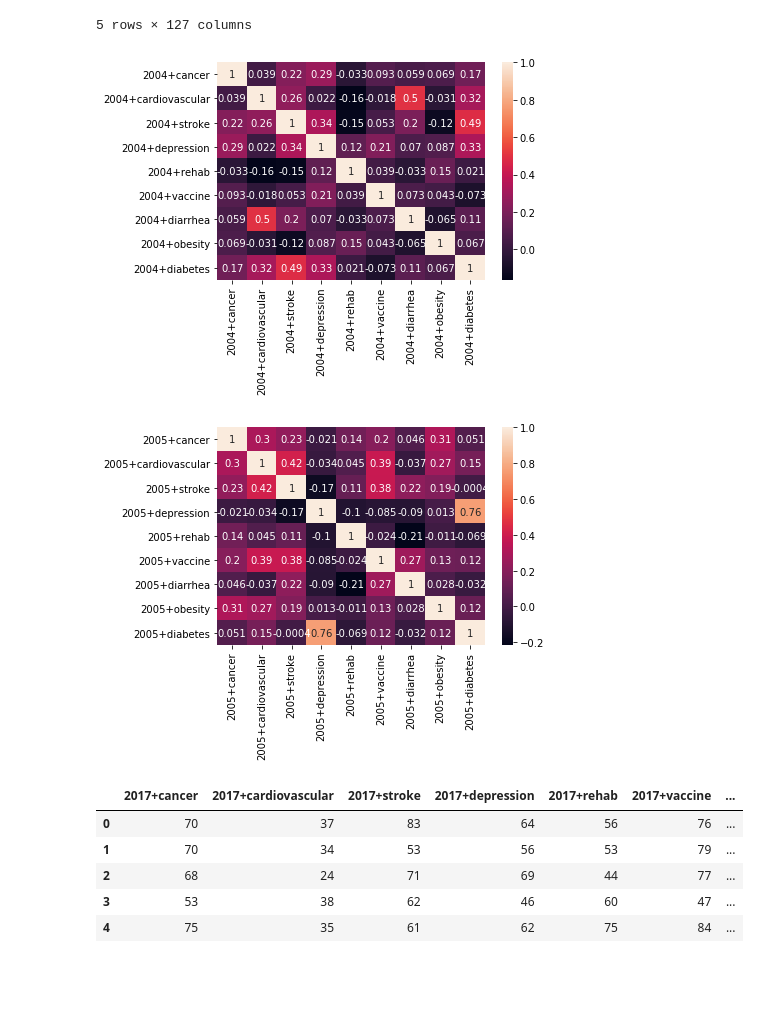
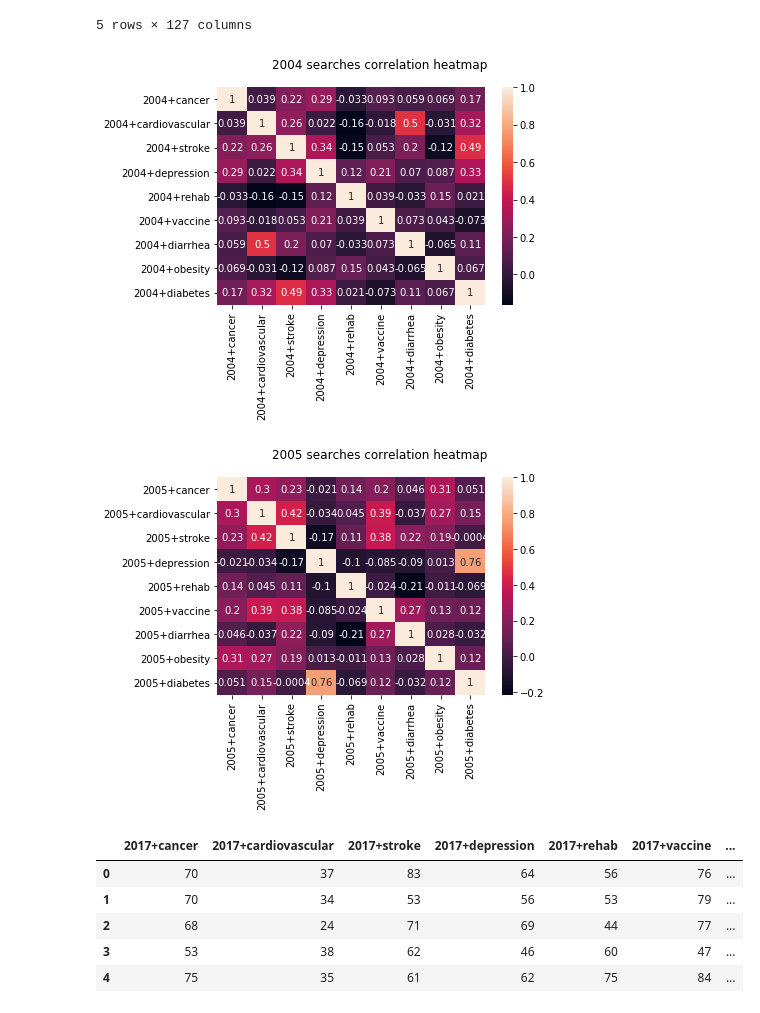
Before and after one commit to NohaKareem/Exploring-health-searches, a Jupyter notebook: Exploring health searches.ipynb, the cells around one changed output. Saved outputs shown, nothing was run; the diff lists cells and outputs as text; code cells hidden in the pictures; blank space fills up the shorter version.

Commit message:
Added basic explorative stats + some exploratory heatmaps

```diff
--- a/Exploring health searches.ipynb
+++ b/Exploring health searches.ipynb
@@ -37,19 +37,21 @@ correlations.head()
 | 2004+stroke | -0.040302 | 0.224162 | 0.256867 | 1.000000 | 0.337162 | -0.146270 | 0.053352 | ... |
 | 2004+depression | -0.075145 | 0.285365 | 0.021798 | 0.337162 | 1.000000 | 0.124677 | 0.214679 | ... |
 5 rows × 127 columns
+# %%
+def render_heatmap(data, title):
+    data_corr = data.corr()
+    sns.heatmap(data_corr, annot = True, xticklabels = data_corr.columns, yticklabels = data_corr.columns)
+    mpl.suptitle(title)
+    mpl.show()
 # %%
 # %% ~explore 2004 searches
 searches_04 = pd.DataFrame(data, columns = ['2004+cancer', '2004+cardiovascular', '2004+stroke', '2004+depression', '2004+rehab', '2004+vaccine', '2004+diarrhea', '2004+obesity', '2004+diabetes'])
-searches_04 = searches_04.corr()
-sns.heatmap(searches_04, annot = True, xticklabels=searches_04.columns, yticklabels=searches_04.columns)
-mpl.show()
+render_heatmap(searches_04, '2004 searches correlation heatmap')
 
 # %% highest corr, diabetes and depression
 searches_05 = pd.DataFrame(data, columns = ['2005+cancer', '2005+cardiovascular', '2005+stroke', '2005+depression', '2005+rehab', '2005+vaccine', '2005+diarrhea', '2005+obesity', '2005+diabetes'])
-searches_05 = searches_05.corr()
-sns.heatmap(searches_05, annot = True, xticklabels=searches_05.columns, yticklabels=searches_05.columns)
-mpl.show()
+render_heatmap(searches_05, '2005 searches correlation heatmap')
 # %% [output]
-[figure, old version]
+[figure, new version]
-[figure, old version]
+[figure, new version]
 # %%
```
Also changed, not shown: parts of 5 cells of this notebook, 1 other file.
